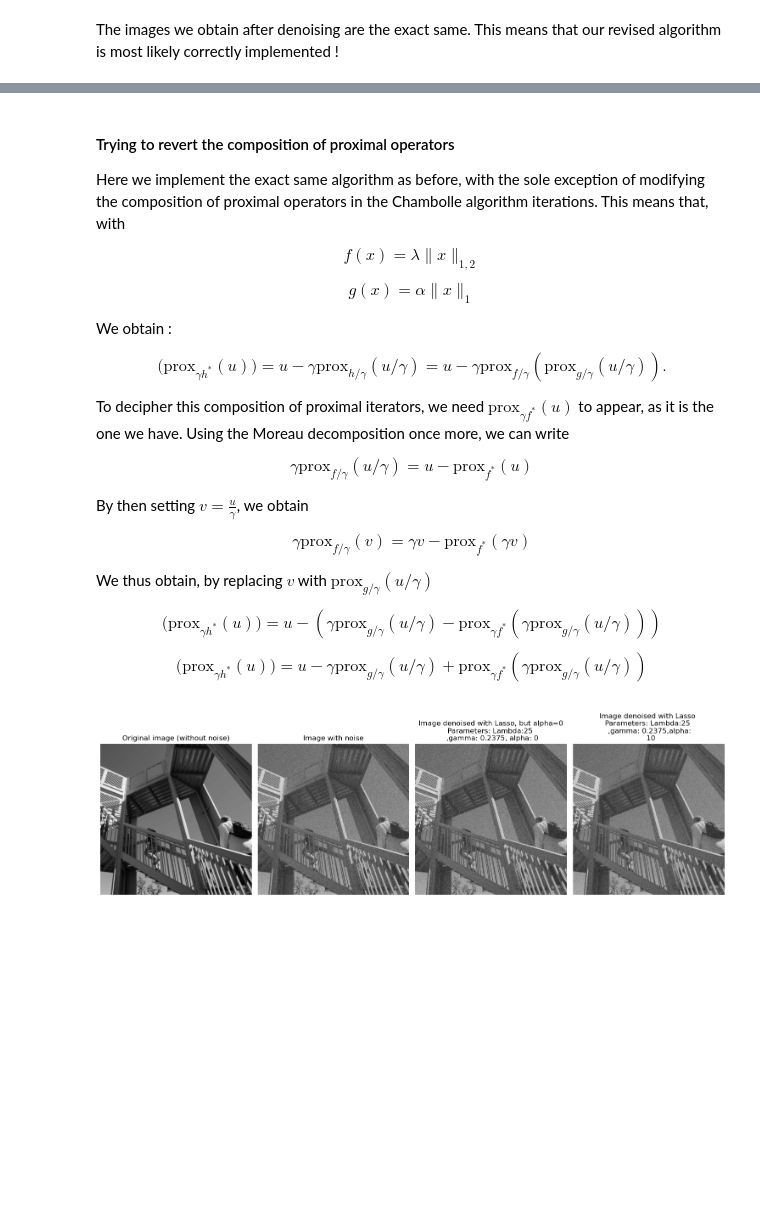
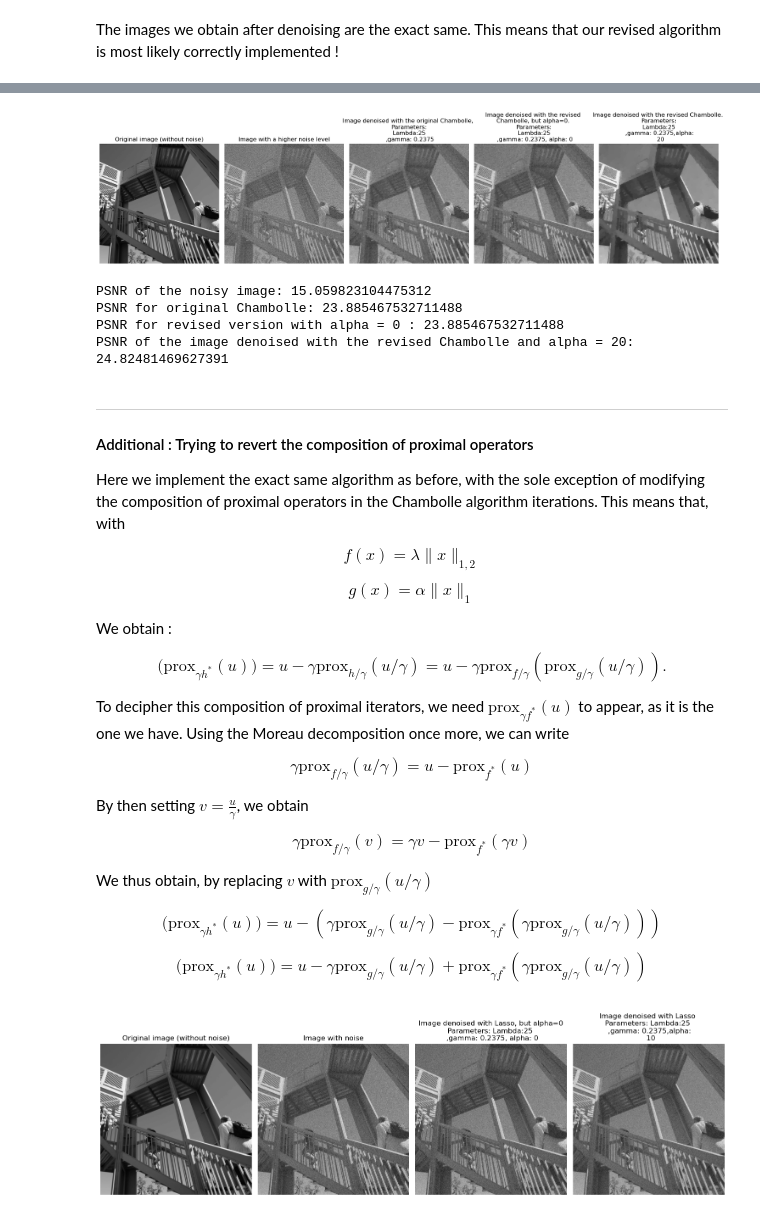
Before and after one commit to Romrchp/optml-project, a Jupyter notebook: background-notebooks/regularized_chambolle.ipynb, the cells around one changed output, grey strips where cells are left out. Drawn from its saved outputs; the diff is of its cells as text; code cells hidden in the pictures; blank space fills up the shorter version.

Commit message:
Investigating alpha

```diff
--- a/background-notebooks/regularized_chambolle.ipynb
+++ b/background-notebooks/regularized_chambolle.ipynb
@@ -385,5 +404,65 @@ The images we obtain after denoising are the exact same. This means that our rev
+# %%
+new_noiselevel = 45
+alpha= 20
+Lambda = 25
+gamma = 1.9/8 # we must have 0 < gamma < 2/8
+nbiter = 400
+
+noisier_image = xsharp + new_noiselevel * np.random.randn(N1,N2)
+
+original_noisier_denoised_image,_,_  = original_chambolle_algorithm(noisier_image,Lambda,gamma,nbiter)
+denoised_noisier_image_nolasso,_,_  = chambolle_algorithm(noisier_image,Lambda,gamma,0,nbiter)
+denoised_noisier_image_lasso,_,_ = chambolle_algorithm(noisier_image,Lambda,gamma,20,nbiter)
+# %%
+# Create a figure with a row of 3 subplots
+fig, axs = plt.subplots(1, 5, figsize=(18, 5))
+
+
+axs[0].imshow(xsharp, cmap='gray')
+axs[0].set_title('Original image (without noise)')
+
+# Display each image in a subplot
+axs[1].imshow(noisier_image, cmap='gray')
+axs[1].set_title('Image with a higher noise level')
+
+axs[2].imshow(original_noisier_denoised_image, cmap='gray')
+axs[2].set_title(f"Image denoised with the original Chambolle, \nParameters:\n Lambda:{Lambda} \n ,gamma: {gamma}")
+
+axs[3].imshow(denoised_noisier_image_nolasso, cmap='gray')
+axs[3].set_title(f"Image denoised with the revised \nChambolle, but alpha=0. \nParameters:\n Lambda:{Lambda} \n ,gamma: {gamma}, alpha: {0}")
+
+axs[4].imshow(denoised_noisier_image_lasso, cmap='gray')
+axs[4].set_title(f"Image denoised with the revised Chambolle. \nParameters:\n Lambda:{Lambda} \n ,gamma: {gamma},alpha:\n  {alpha}")
+
+
+# Remove axes for a cleaner look
+
+for ax in axs:
+    ax.axis('off')
+
+# Show the plot
+plt.tight_layout()
+plt.show()
+
+noisier_image_psnr = calculate_psnr(xsharp, noisier_image)
+noisier_original_chambolle_psnr = calculate_psnr(xsharp, original_noisier_denoised_image)
+noisier_alphazero_psnr = calculate_psnr(xsharp, denoised_noisier_image_nolasso)
+noisier_alpha_psnr = calculate_psnr(xsharp, denoised_noisier_image_lasso)
+
+print("PSNR of the noisy image:", noisier_image_psnr)
+print("PSNR for original Chambolle:", noisier_original_chambolle_psnr)
+print("PSNR for revised version with alpha = 0 :", noisier_alphazero_psnr)
+print("PSNR of the image denoised with the revised Chambolle and alpha = 20:", noisier_alpha_psnr)
+# %% [output]
+[figure, added]
+PSNR of the noisy image: 15.059823104475312
+PSNR for original Chambolle: 23.885467532711488
+PSNR for revised version with alpha = 0 : 23.885467532711488
+PSNR of the image denoised with the revised Chambolle and alpha = 20: 24.82481469627391
 # %% [markdown]
-#### Trying to revert the composition of proximal operators
+-----------
+
+#### Additional : Trying to revert the composition of proximal operators
 
 Here we implement the exact same algorithm as before, with the sole exception of modifying the composition of proximal operators in the Chambolle algorithm iterations. This means that, with
 
```
Also changed, not shown: parts of 6 cells of this notebook.
